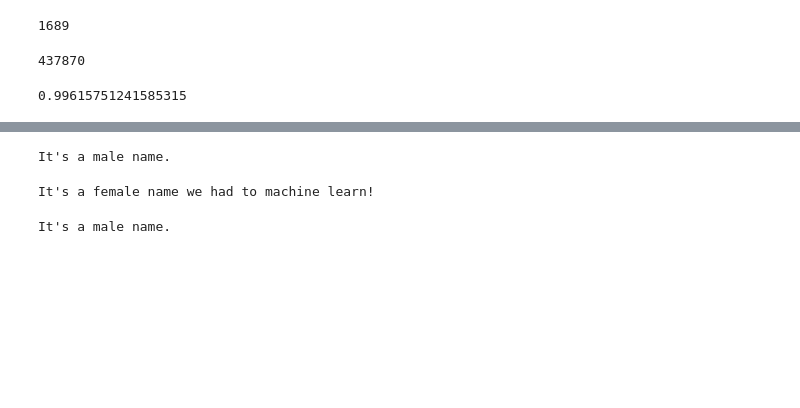
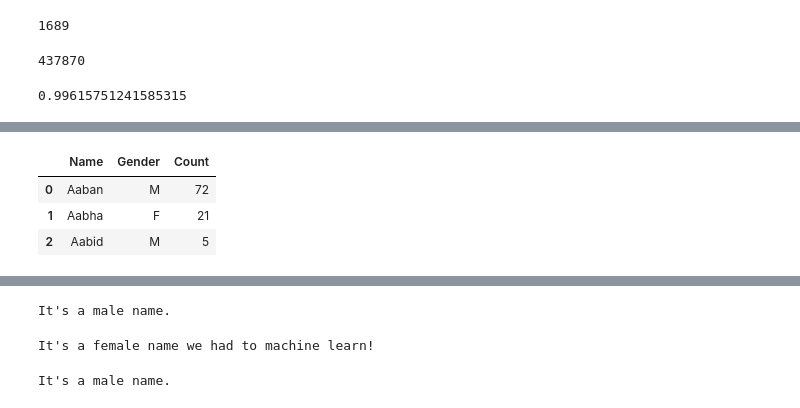
Before and after one commit to Rogerh91/Springboard-DS2, a Jupyter notebook: Springboard DS2 Capstone Project - Diversity in Bootcamps.ipynb, the cells around one changed output, grey strips where cells are left out. Cells and saved outputs as stored; diff of their text form; code cells hidden in the pictures; blank space fills up the shorter version.

```diff
--- a/Springboard DS2 Capstone Project - Diversity in Bootcamps.ipynb
+++ b/Springboard DS2 Capstone Project - Diversity in Bootcamps.ipynb
@@ -120,0 +99,8 @@ namegroup["Roger"]["F"]/sum(namegroup["Roger"])
+# %%
+namechart = names.groupby(['Name', 'Gender'], as_index = False)['Count'].sum()
+namechart.head(3)
+# %% [output]
+|  | Name | Gender | Count |
+| 0 | Aaban | M | 72 |
+| 1 | Aabha | F | 21 |
+| 2 | Aabid | M | 5 |
```
Also changed, not shown: parts of 86 cells of this notebook.
